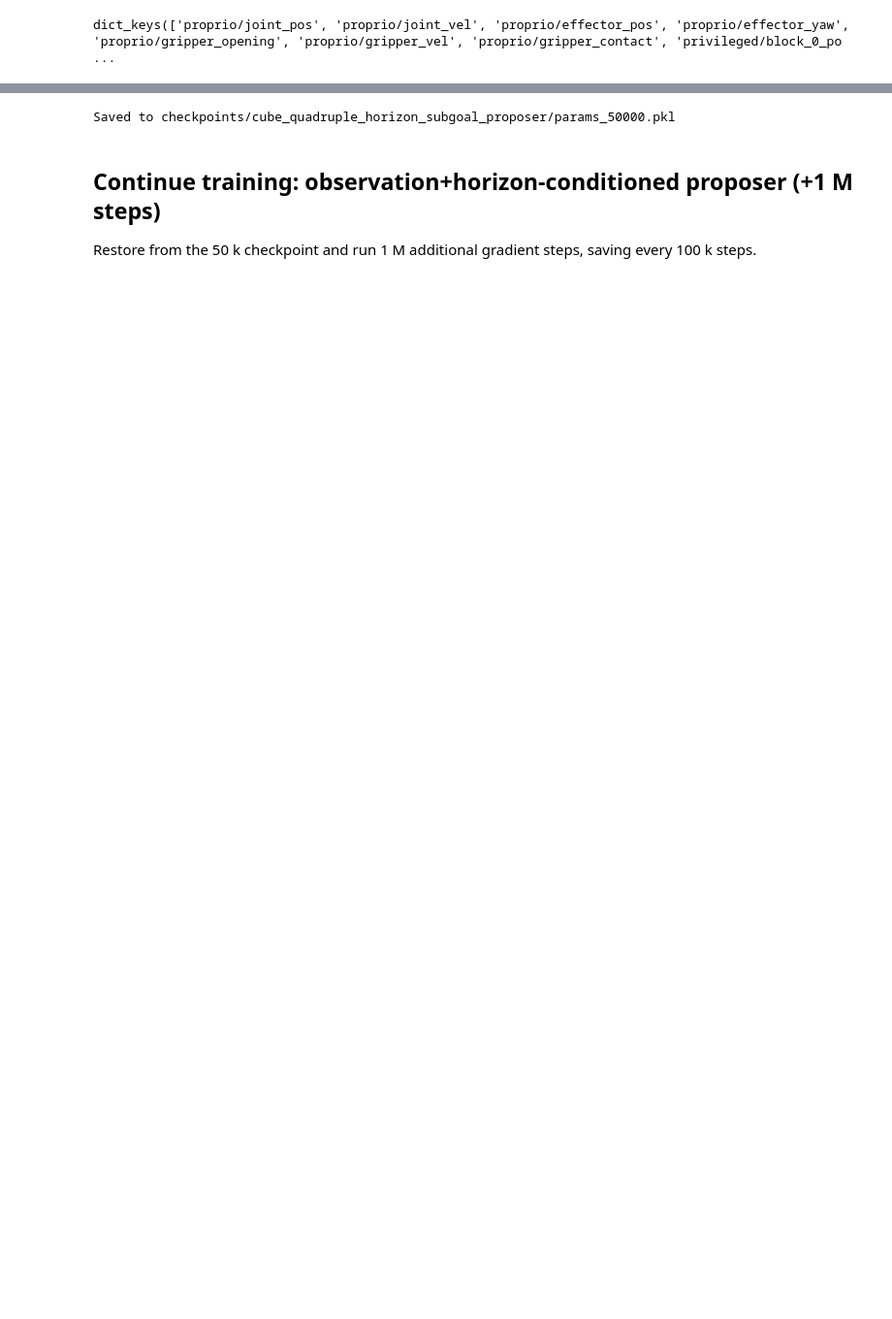
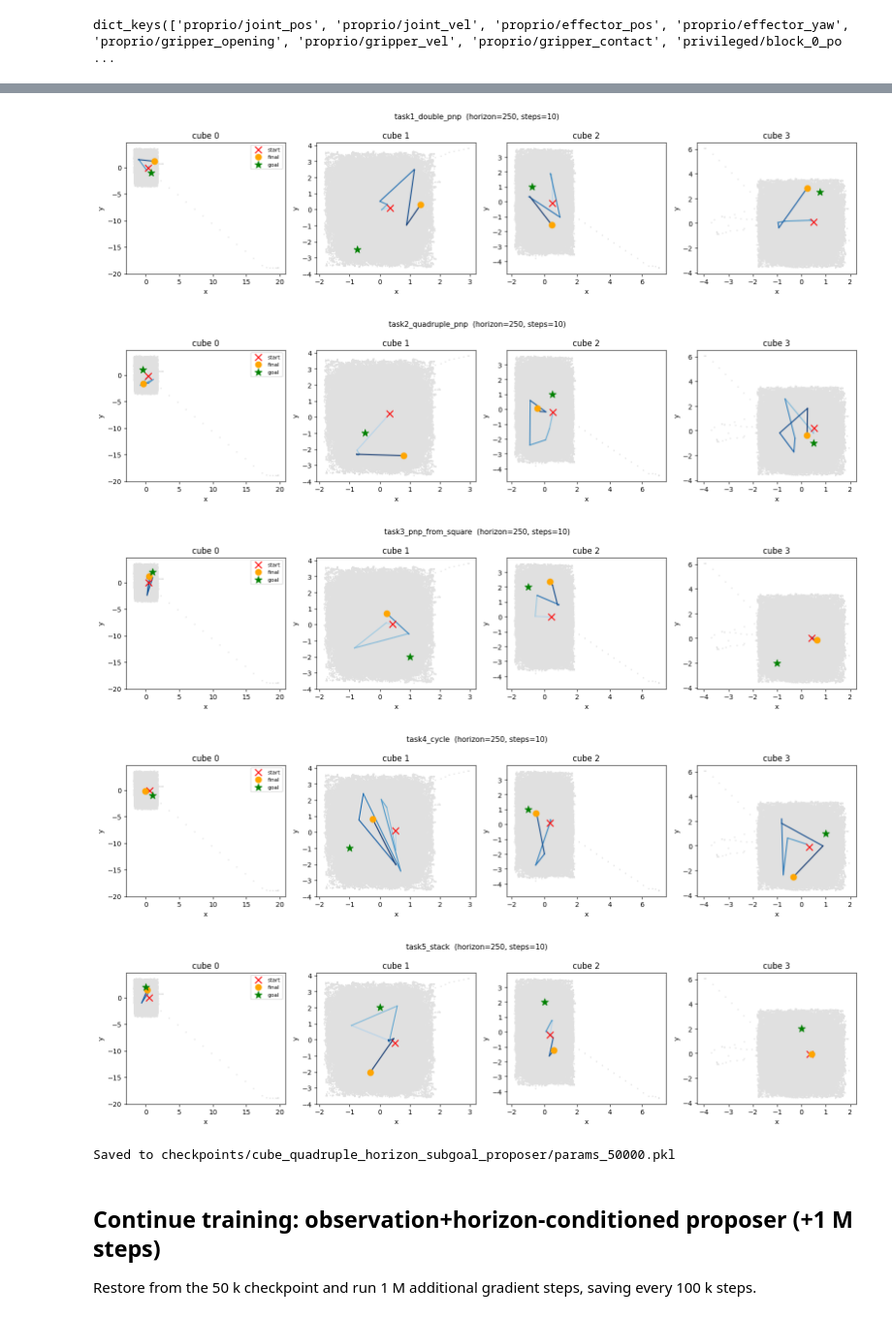
Before and after one commit to jnzhao3/horizon-reduction, a Jupyter notebook: 14_cube_quadruple_subgoal_proposer.ipynb, the cells around one changed output, grey strips where cells are left out. Shown at 97% size. Cells and saved outputs as stored; diff of their text form; code cells hidden in the pictures; blank space fills up the shorter version.

```diff
--- a/14_cube_quadruple_subgoal_proposer.ipynb
+++ b/14_cube_quadruple_subgoal_proposer.ipynb
@@ -209,0 +213,2 @@ Array([[ 2.3093967e+01, -5.7408533e+00,  8.1879539e+00, -2.2540102e+00,
+# %%
+ob, info = env.reset()
@@ -341,3 +377,37 @@ plot_cube_horizon_samples(train_dataset, agent, valid_idx, seed=config['seed'])
+# %%
+rollout_horizon = config['subgoal_steps']  # horizon for each proposer step
+rollout_num_samples = 128                  # subgoals sampled per step
+rollout_num_steps = 10                     # chain length
+rollout_seed = config['seed']
+
+task_infos = env.unwrapped.task_infos
+
+rng = jax.random.PRNGKey(rollout_seed)
+for task_info in task_infos:
+    start_oracle = task_info['init_xyzs'].flatten().astype(np.float32)
+    ob, info = env.reset(options=dict(task_info=task_info))
+    # goal_oracle = to_oracle_reps(info['goal'][None], env=env)[0]
+    goal_oracle = info['goal']
+
+    rng, rollout_rng = jax.random.split(rng)
+    trajectory = subgoal_rollout(
+        agent, start_oracle, goal_oracle,
+        horizon=rollout_horizon,
+        num_samples=rollout_num_samples,
+        num_steps=rollout_num_steps,
+        rng=rollout_rng,
+    )
+    plot_subgoal_rollout(
+        trajectory, goal_oracle, all_cube_xyz, num_cubes,
+        title=f"{task_info['task_name']}  (horizon={rollout_horizon}, steps={rollout_num_steps})",
+    )
+    plt.show()
+# %% [output]
+[figure, added]
+[figure, added]
+[figure, added]
+[figure, added]
+[figure, added]
 # %%
 Path(config['output_dir']).mkdir(parents=True, exist_ok=True)
 save_agent(agent, config['output_dir'], config['num_train_steps'])
```
Also changed, not shown: parts of 24 cells of this notebook, 4 other files.
